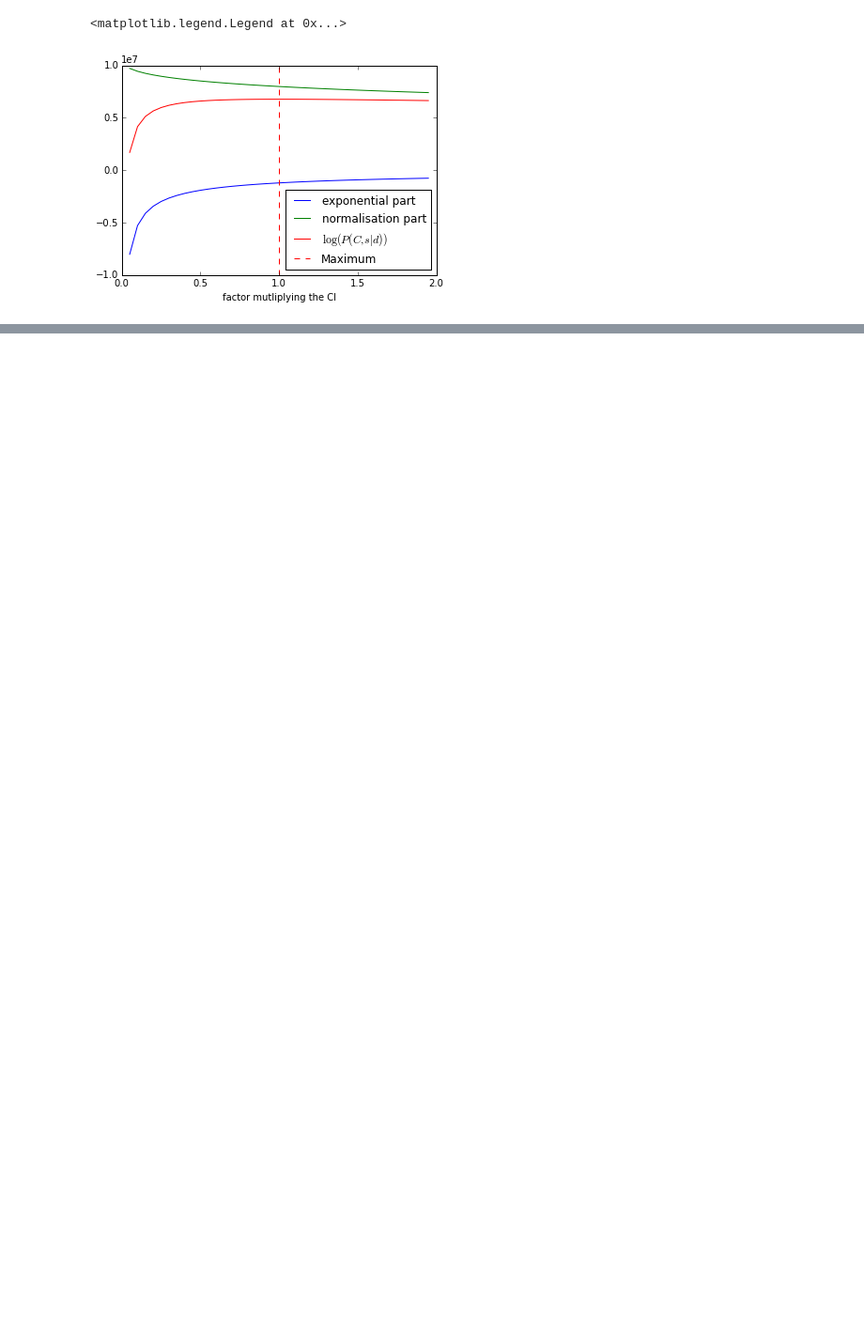
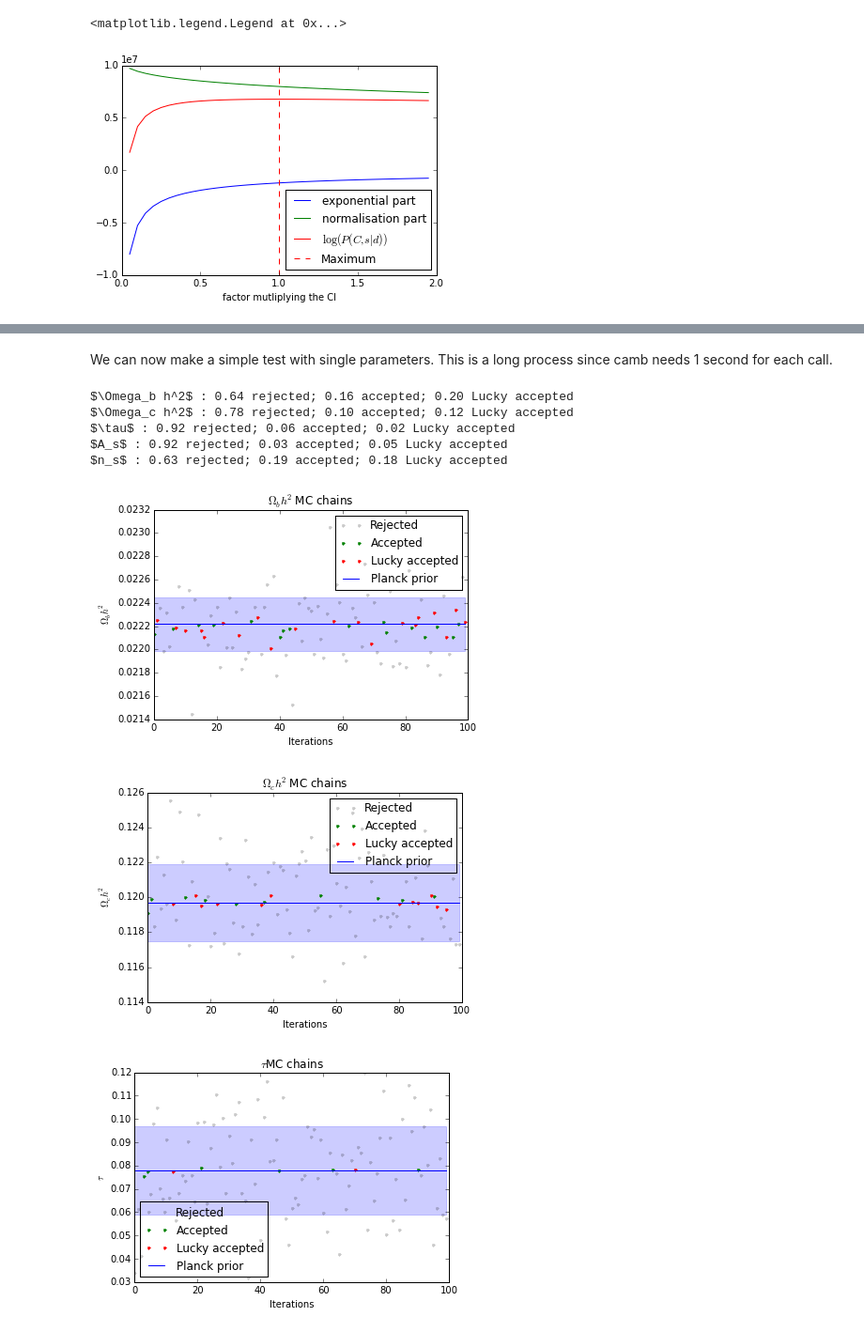
Before and after one commit to BenjaminRacine/MH_MCMC, a Jupyter notebook: Test_parameter_sampler.ipynb, the cells around one changed output, grey strips where cells are left out. Shown at 94% size. Cells and saved outputs as stored; diff of their text form; code cells hidden in the pictures; blank space fills up the shorter version.

Commit message:
Update with MCMC 1D chains

```diff
--- a/Test_parameter_sampler.ipynb
+++ b/Test_parameter_sampler.ipynb
@@ -132,0 +127,25 @@ ax.set_xticklabels([""]+titles),ax.set_yticklabels([""]+titles),plt.colorbar()
+# %% [markdown]
+We can now make a simple test with single parameters. This is a long process since camb needs 1 second for each call.
+# %%
+%%capture
+test0 = run_MCMC([0])
+test1 = run_MCMC([1])
+#test = run_MCMC([2]) theta_MC not included
+test2 = run_MCMC([3])
+test3 = run_MCMC([4])
+test4 = run_MCMC([5])
+# %%
+plot_chains(test0[0],test0[1],titles,[0])
+plot_chains(test1[0],test1[1],titles,[1])
+plot_chains(test2[0],test2[1],titles,[3])
+plot_chains(test3[0],test3[1],titles,[4])
+plot_chains(test4[0],test4[1],titles,[5])
+# %% [output]
+$\Omega_b h^2$ : 0.64 rejected; 0.16 accepted; 0.20 Lucky accepted
+$\Omega_c h^2$ : 0.78 rejected; 0.10 accepted; 0.12 Lucky accepted
+$\tau$ : 0.92 rejected; 0.06 accepted; 0.02 Lucky accepted
+$A_s$ : 0.92 rejected; 0.03 accepted; 0.05 Lucky accepted
+$n_s$ : 0.63 rejected; 0.19 accepted; 0.18 Lucky accepted
+[figure, added]
+[figure, added]
+[figure, added]
```
Also changed, not shown: parts of 11 cells of this notebook.
